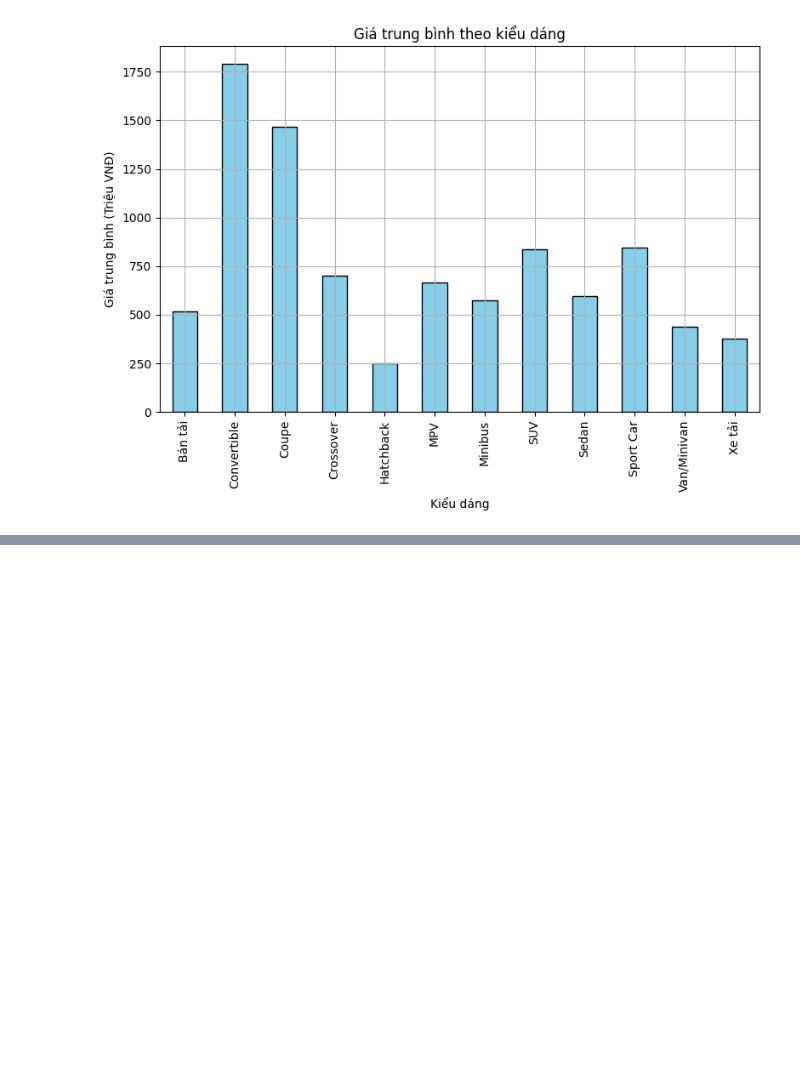
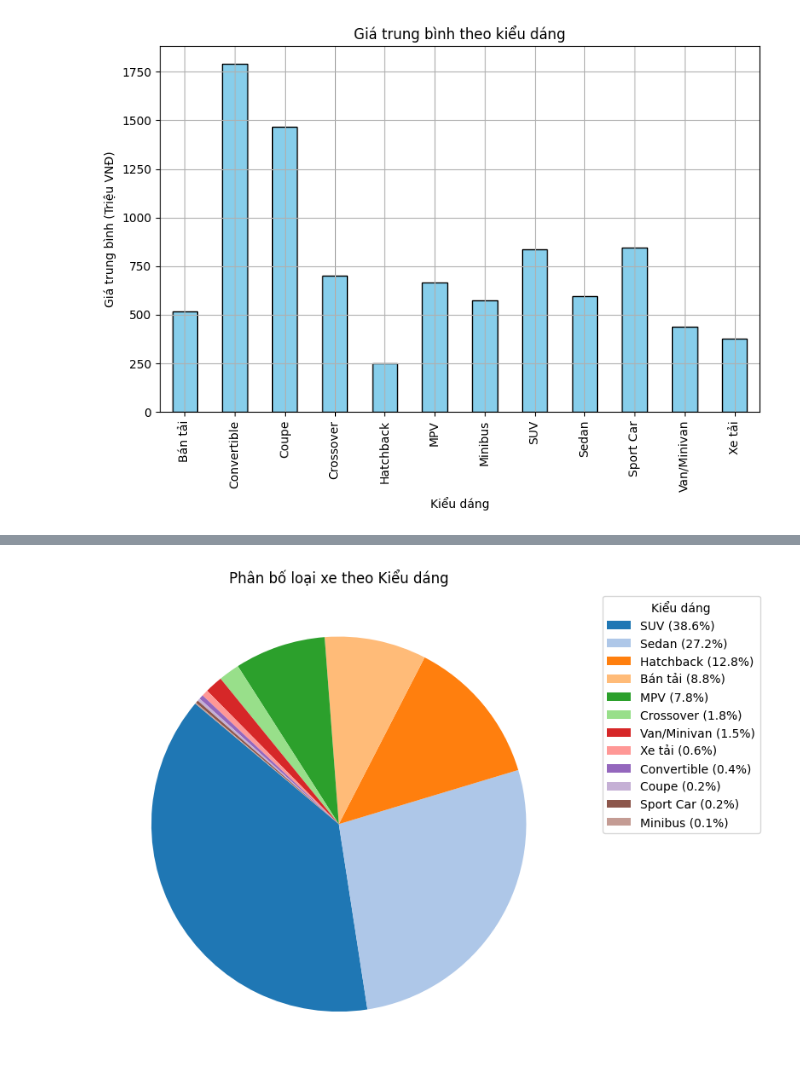
Before and after one commit to hoanpvpv/BTL-DATA, a Jupyter notebook: clearDataBTL2.ipynb, the cells around one changed output, grey strips where cells are left out. Cells and saved outputs as stored; diff of their text form; code cells hidden in the pictures; blank space fills up the shorter version.

```diff
--- a/clearDataBTL2.ipynb
+++ b/clearDataBTL2.ipynb
@@ -209,0 +271,23 @@ plt.show()
+# %%
+
+
+# Đếm số lượng xe theo Kiểu dáng
+type_counts = df_clean['Kiểu dáng'].value_counts()
+
+# Tính % cho từng kiểu dáng
+type_percent = type_counts / type_counts.sum() * 100
+
+# Tạo nhãn legend gồm tên + %
+labels_with_percent = [f"{idx} ({p:.1f}%)" for idx, p in zip(type_counts.index, type_percent)]
+
+# Vẽ Pie chart
+plt.figure(figsize=(8,8))
+plt.pie(type_counts, labels=None, startangle=140, colors=plt.cm.tab20.colors)
+
+# Thêm legend bên ngoài
+plt.legend(labels_with_percent, title="Kiểu dáng", bbox_to_anchor=(1.05, 1), loc="upper left")
+plt.title('Phân bố loại xe theo Kiểu dáng')
+plt.tight_layout()
+plt.show()
+# %% [output]
+[figure, added]
```
Also changed, not shown: parts of 8 cells of this notebook, 2 other files.
